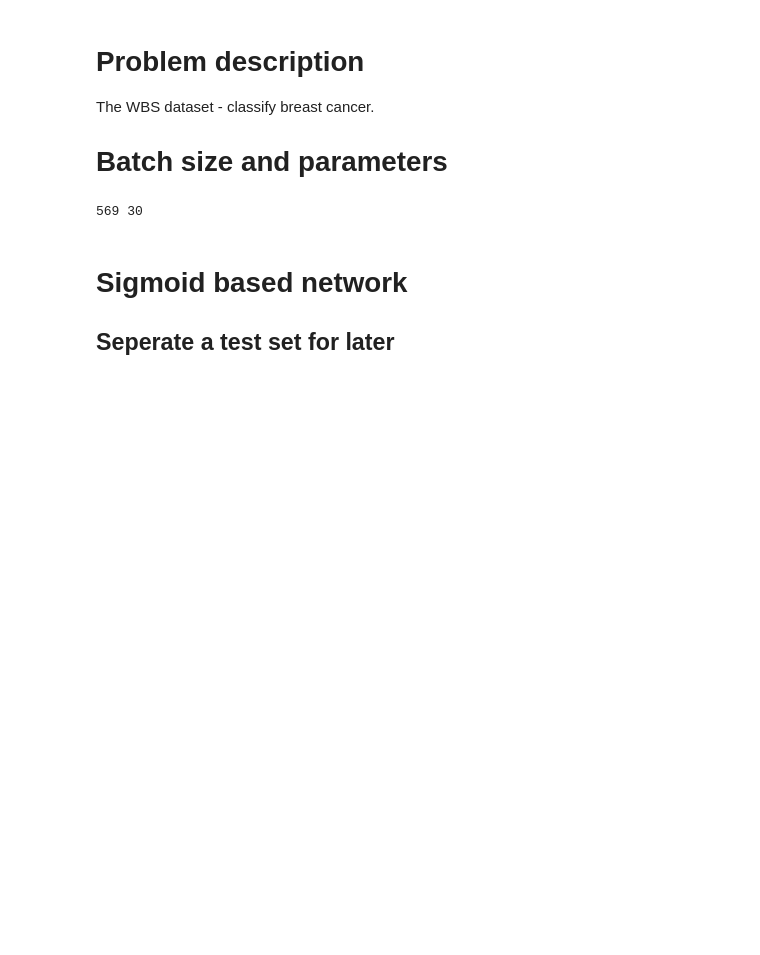
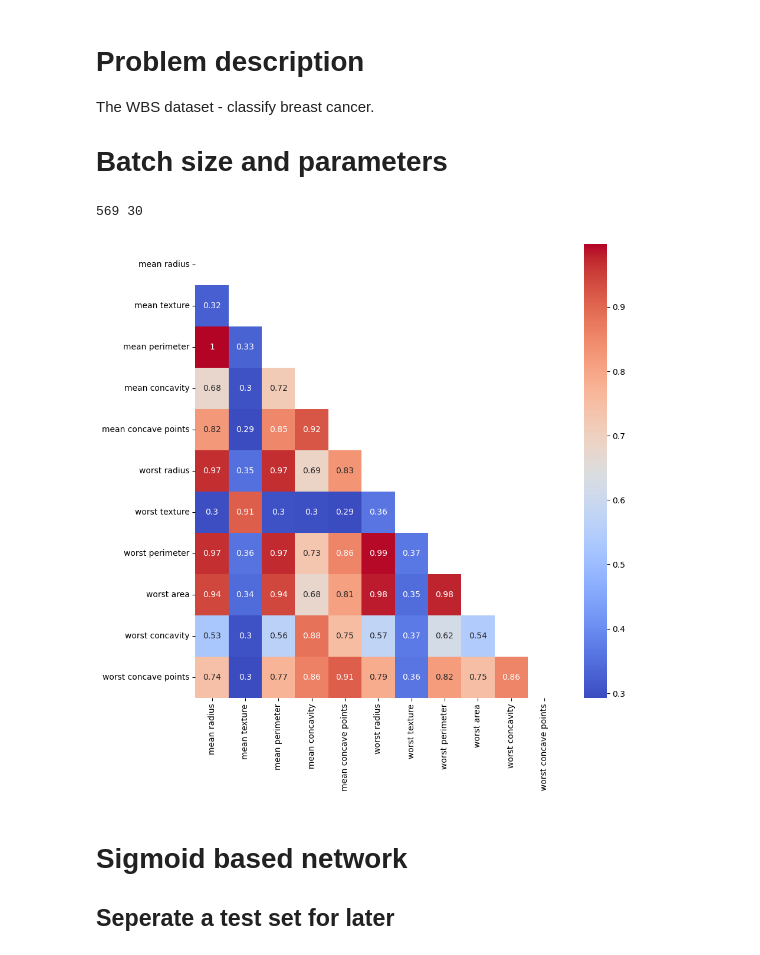
Before and after one commit to eirihoyh/ISLBBNN, a Jupyter notebook: examples/wisconsin_breast_cancer/lrt.ipynb, the cells around one changed output. Saved outputs shown, nothing was run; the diff lists cells and outputs as text; code cells hidden in the pictures; blank space fills up the shorter version.

Commit message:
added correlation plot in WBC lrt

```diff
--- a/examples/wisconsin_breast_cancer/lrt.ipynb
+++ b/examples/wisconsin_breast_cancer/lrt.ipynb
@@ -67,6 +67,27 @@ assert (TRAIN_SIZE % BATCH_SIZE) == 0
 assert (TEST_SIZE % TEST_BATCH_SIZE) == 0
 # %% [output]
 569 30
+# %%
+import matplotlib.pyplot as plt
+import seaborn as sns
+
+
+inds = [0,1,2,6,7,20,21,22,23,26,27]
+
+t = load_breast_cancer(as_frame=True)
+names = t["data"].columns[inds]
+
+correlation_matrix = np.corrcoef(X_original[:,inds], rowvar=False)
+
+# Generate a mask for the upper triangle
+mask = np.triu(np.ones_like(correlation_matrix, dtype=bool))
+
+plt.figure(figsize=(10, 10))
+sns.heatmap(correlation_matrix, mask=mask, annot=True, cmap='coolwarm', xticklabels=names, yticklabels=names)
+
+plt.show()
+# %% [output]
+[figure, added]
 # %% [markdown]
 # Sigmoid based network
 
```
